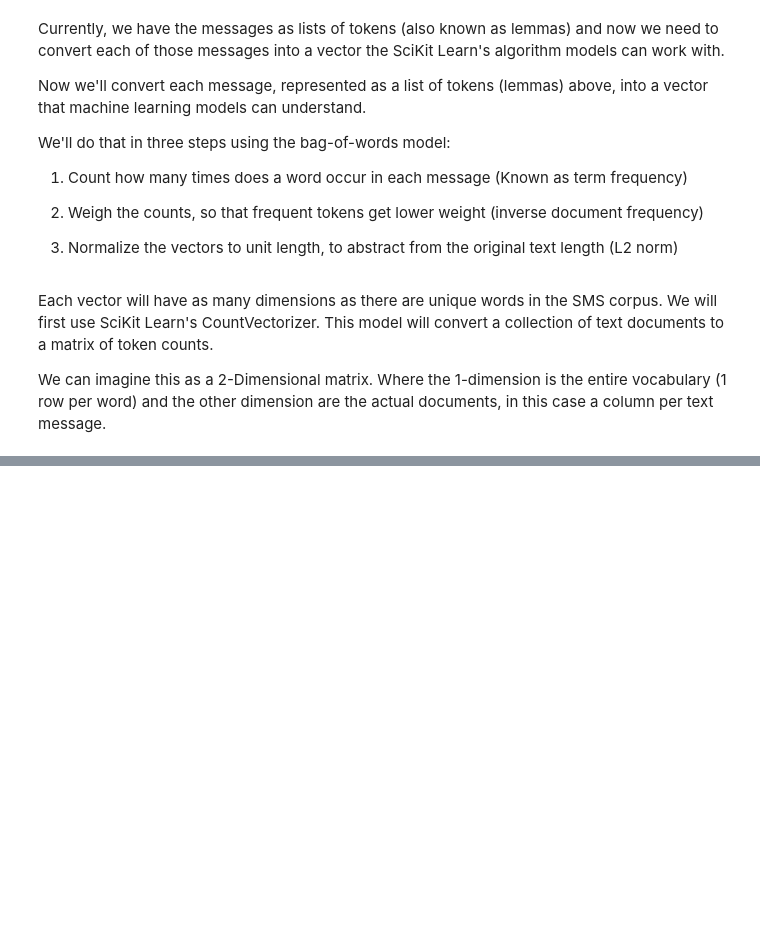
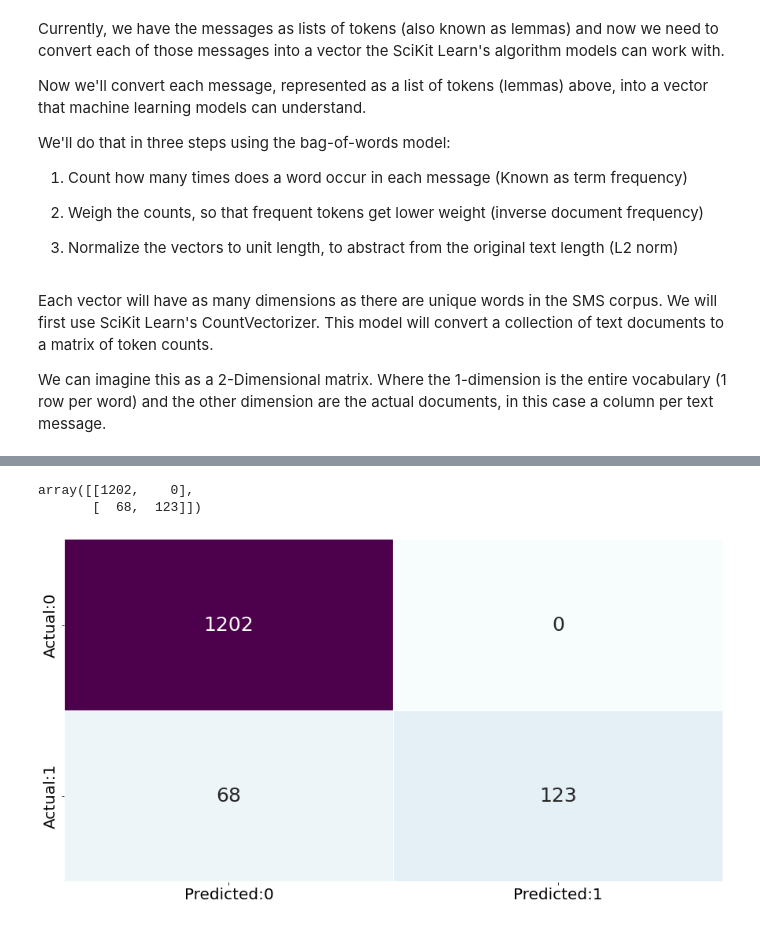
Before and after one commit to sandeepbansode/Machine_Learning_Data_Science, a Jupyter notebook: ML_19_K_Nearest_Neighbors.ipynb, the cells around one changed output, grey strips where cells are left out. Drawn from its saved outputs; the diff is of its cells as text; code cells hidden in the pictures; blank space fills up the shorter version.

```diff
--- a/ML_19_K_Nearest_Neighbors.ipynb
+++ b/ML_19_K_Nearest_Neighbors.ipynb
@@ -316,0 +245,8 @@ print(df)
+# %%
+
+# Create a Multinomial Naive Bayes model
+from sklearn.naive_bayes import MultinomialNB
+nb = MultinomialNB()
+
+# Train the model
+nb.fit(x_train_dtm, y_train)
@@ -316,0 +255,14 @@ print(df)
+# %%
+from sklearn.pipeline import Pipeline
+import sklearn.metrics as metrics
+
+pipe = Pipeline([('bow', CountVectorizer()),
+                 ('tfid', TfidfTransformer()),
+                 ('model', MultinomialNB())])
+# %%
+# Fit the pipeline with the data
+pipe.fit(x_train, y_train)
+
+y_pred_class = pipe.predict(x_test)
+
+print(metrics.accuracy_score(y_test, y_pred_class))
@@ -316,0 +284,19 @@ print(df)
+# %%
+from sklearn.metrics import accuracy_score,confusion_matrix,classification_report
+cm = confusion_matrix(y_test, y_pred_class)
+cm
+# %% [output]
+array([[1202,    0],
+       [  68,  123]])
+# %%
+#defining the size of the canvas
+plt.rcParams['figure.figsize'] = [15,8]
+#confusion matrix to DataFrame
+conf_matrix = pd.DataFrame(data = cm,columns = ['Predicted:0','Predicted:1',], index = ['Actual:0','Actual:1',])
+#plotting the confusion matrix
+sns.heatmap(conf_matrix, annot = True, fmt = 'd', cmap = 'BuPu', cbar = False,linewidths = 0.1, annot_kws = {'size':25})
+plt.xticks(fontsize = 20)
+plt.yticks(fontsize = 20)
+plt.show()
+# %% [output]
+[figure, added]
```
Also changed, not shown: parts of 57 cells of this notebook.
